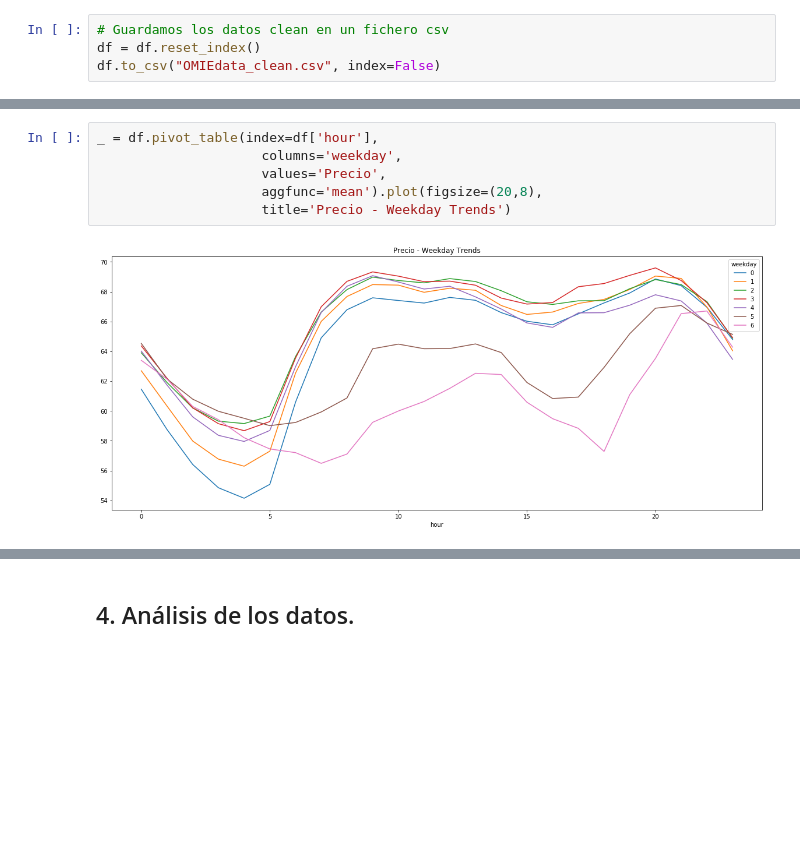
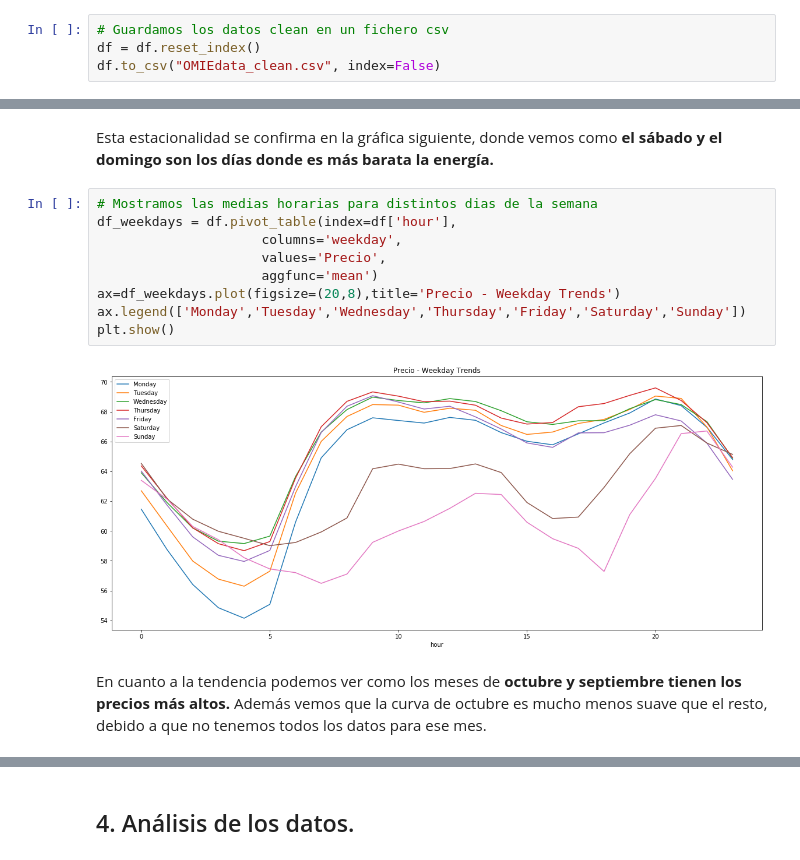
Before and after one commit to PLombao/DataCleaning_PR2, a Jupyter notebook: PRA2_Tipologia_DataCleaning.ipynb, the cells around one changed output, grey strips where cells are left out. Drawn from its saved outputs; the diff is of its cells as text; blank space fills up the shorter version.

```diff
--- a/PRA2_Tipologia_DataCleaning.ipynb
+++ b/PRA2_Tipologia_DataCleaning.ipynb
@@ -288,9 +356,16 @@ df.to_csv("OMIEdata_clean.csv", index=False)
+# %% [markdown]
+Esta estacionalidad se confirma en la gráfica siguiente, donde vemos como **el sábado y el domingo son los días donde es más barata la energía.**
 # %%
-_ = df.pivot_table(index=df['hour'],
+# Mostramos las medias horarias para distintos dias de la semana
+df_weekdays = df.pivot_table(index=df['hour'],
                      columns='weekday',
                      values='Precio',
-                     aggfunc='mean').plot(figsize=(20,8),
-                     title='Precio - Weekday Trends')
+                     aggfunc='mean')
+ax=df_weekdays.plot(figsize=(20,8),title='Precio - Weekday Trends')
+ax.legend(['Monday','Tuesday','Wednesday','Thursday','Friday','Saturday','Sunday'])
+plt.show()
 # %% [output]
-[figure, old version]
+[figure, new version]
+# %% [markdown]
+En cuanto a la tendencia podemos ver como los meses de **octubre y septiembre tienen los precios más altos.** Además vemos que la curva de octubre es mucho menos suave que el resto, debido a que no tenemos todos los datos para ese mes.
 # %%
```
Also changed, not shown: parts of 21 cells of this notebook.
